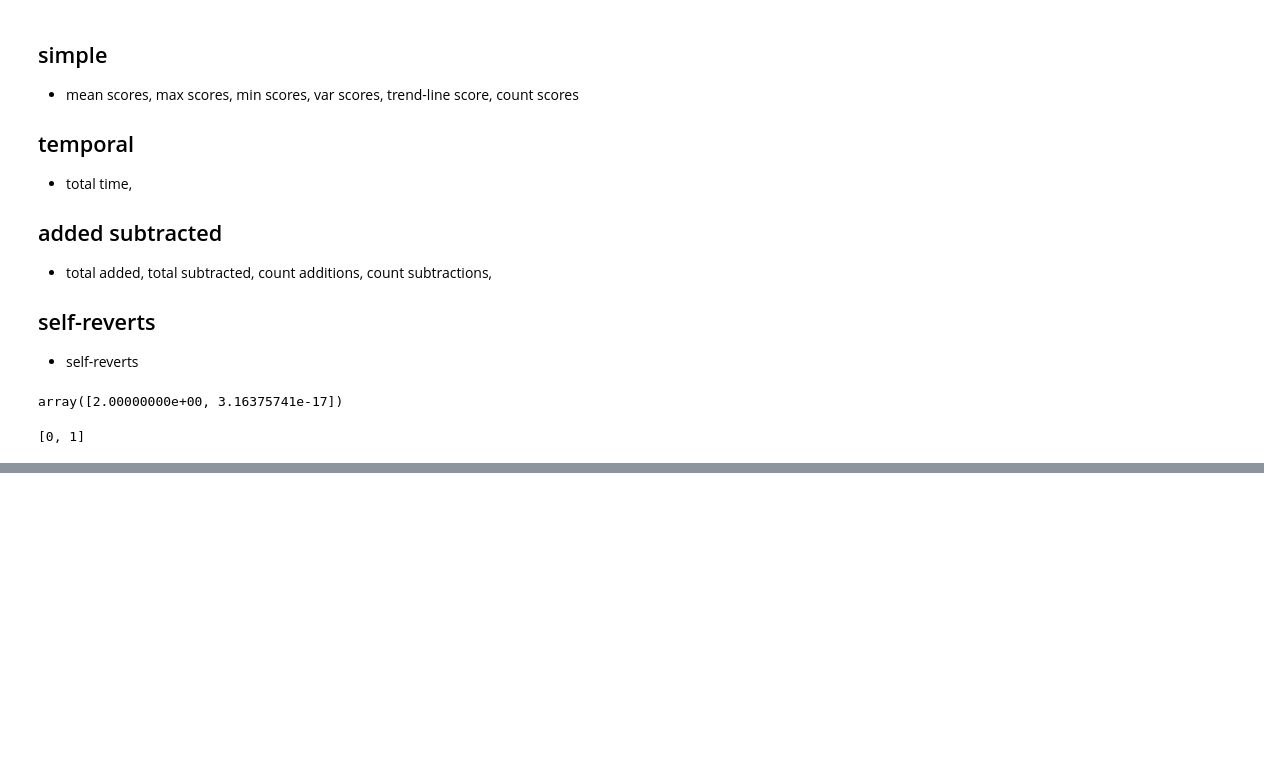
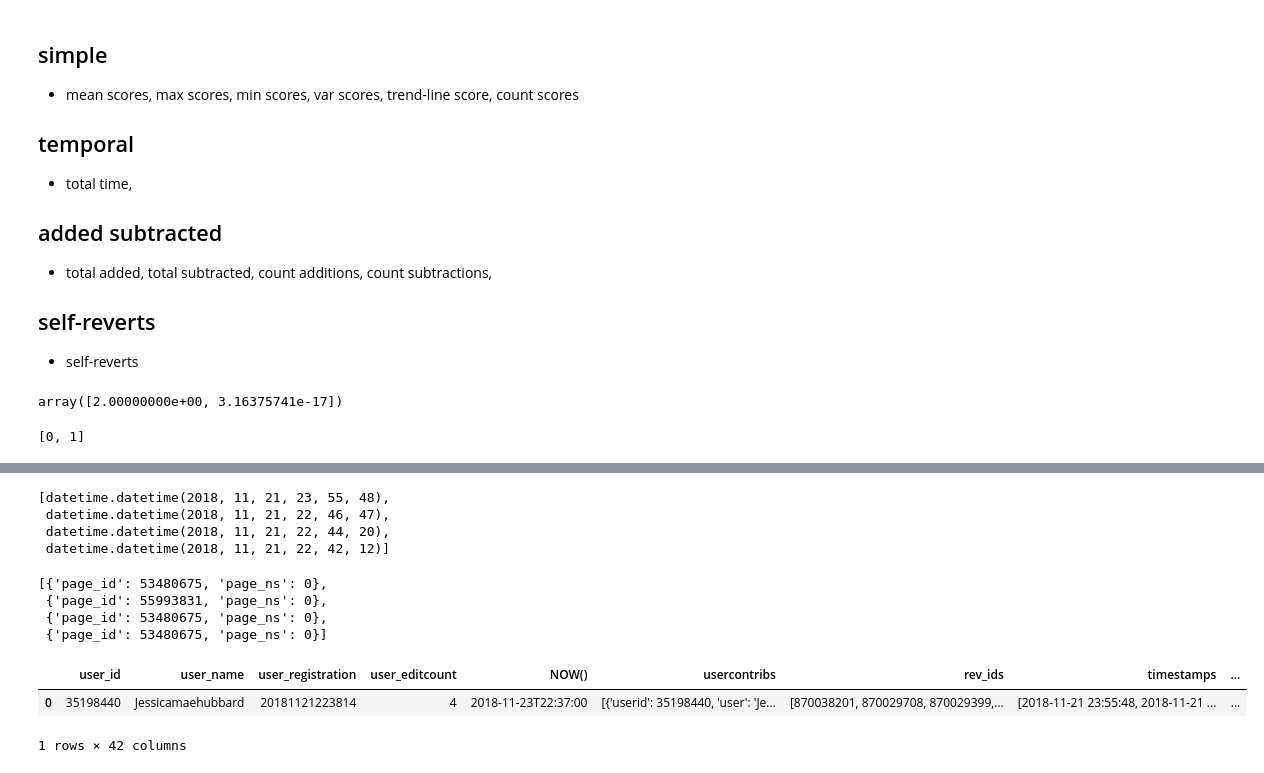
Before and after one commit to notconfusing/newcomerquality, a Jupyter notebook: ipython/Newcomer quality - feature eng and feature importance.ipynb, the cells around one changed output, grey strips where cells are left out. Cells and saved outputs as stored; diff of their text form; code cells hidden in the pictures; blank space fills up the shorter version.

Commit message:
get usercontribs from api and make features function a single block

```diff
--- a/ipython/Newcomer quality - feature eng and feature importance.ipynb
+++ b/ipython/Newcomer quality - feature eng and feature importance.ipynb
@@ -809,0 +761,6 @@ sorted_named_coefs
+# %%
+def get_last_user_contribs_upto_date(user_id, end_date):
+    user_q = session.get(action='query', list='usercontribs', ucuserids=user_id, ucstart=end_date)
+    return user_q['query']['usercontribs']
+# %%
+registered['usercontribs'] = registered.apply(lambda row: get_last_user_contribs_upto_date(user_id=row['user_id'], end_date=row['NOW()']), axis=1)
@@ -809,0 +771,14 @@ sorted_named_coefs
+# %%
+[dt.datetime.strptime(e['timestamp'], "%Y-%m-%dT%H:%M:%SZ")  for e in registered['usercontribs'][0]]
+# %% [output]
+[datetime.datetime(2018, 11, 21, 23, 55, 48),
+ datetime.datetime(2018, 11, 21, 22, 46, 47),
+ datetime.datetime(2018, 11, 21, 22, 44, 20),
+ datetime.datetime(2018, 11, 21, 22, 42, 12)]
+# %%
+[{'page_id':e['pageid'],'page_ns':e['ns']} for e in registered['usercontribs'][0]]
+# %% [output]
+[{'page_id': 53480675, 'page_ns': 0},
+ {'page_id': 55993831, 'page_ns': 0},
+ {'page_id': 53480675, 'page_ns': 0},
+ {'page_id': 53480675, 'page_ns': 0}]
@@ -809,0 +914,11 @@ sorted_named_coefs
+# %%
+registered_s = registered.iloc[:1]
+# %%
+%%capture
+registered_s_featured = make_features(registered_s)
+# %%
+registered_s_featured
+# %% [output]
+|  | user_id | user_name | user_registration | user_editcount | NOW() | usercontribs | rev_ids | timestamps | ... |
+| 0 | 35198440 | Jessicamaehubbard | 20181121223814 | 4 | 2018-11-23T22:37:00 | [{'userid': 35198440, 'user': 'Je... | [870038201, 870029708, 870029399,... | [2018-11-21 23:55:48, 2018-11-21 ... | ... |
+1 rows × 42 columns
```
Also changed, not shown: parts of 50 cells of this notebook.
